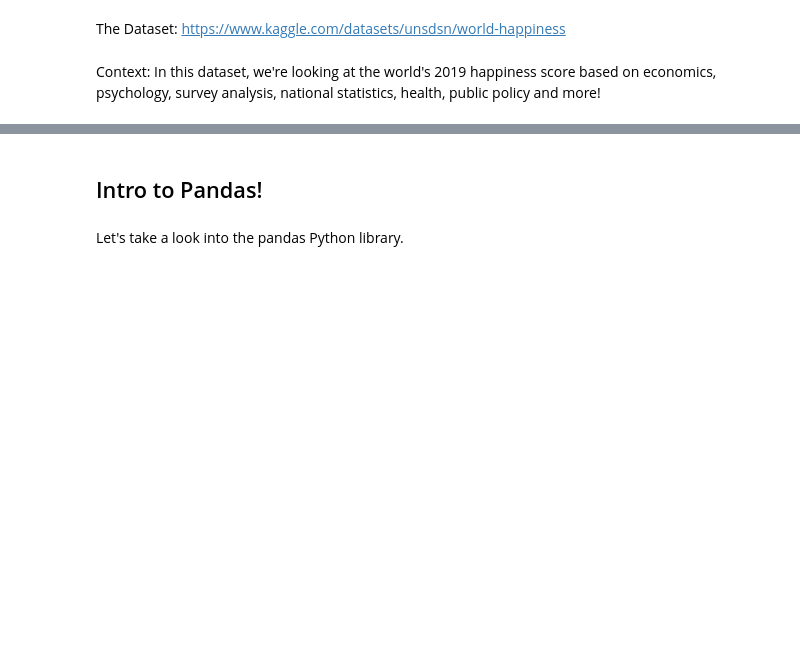
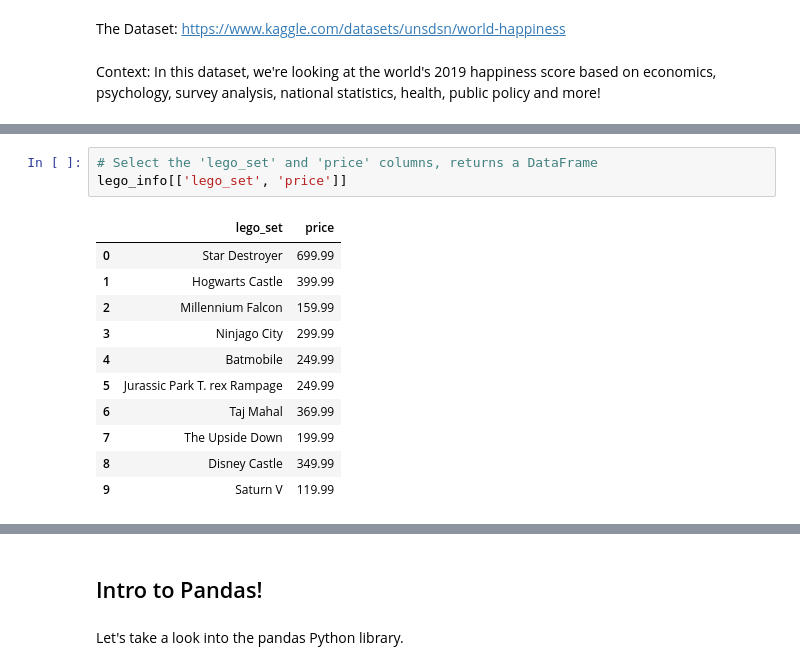
Before and after one commit to DSS-Data198/demos, a Jupyter notebook: pandas_demo/Notebook.ipynb, the cells around one changed output, grey strips where cells are left out. Saved outputs shown, nothing was run; the diff lists cells and outputs as text; blank space fills up the shorter version.

```diff
--- a/pandas_demo/Notebook.ipynb
+++ b/pandas_demo/Notebook.ipynb
@@ -19,0 +174,15 @@ Context: In this dataset, we're looking at the world's 2019 happiness score base
+# %%
+# Select the 'lego_set' and 'price' columns, returns a DataFrame
+lego_info[['lego_set', 'price']]
+# %% [output]
+|  | lego_set | price |
+| 0 | Star Destroyer | 699.99 |
+| 1 | Hogwarts Castle | 399.99 |
+| 2 | Millennium Falcon | 159.99 |
+| 3 | Ninjago City | 299.99 |
+| 4 | Batmobile | 249.99 |
+| 5 | Jurassic Park T. rex Rampage | 249.99 |
+| 6 | Taj Mahal | 369.99 |
+| 7 | The Upside Down | 199.99 |
+| 8 | Disney Castle | 349.99 |
+| 9 | Saturn V | 119.99 |
```
Also changed, not shown: parts of 23 cells of this notebook, 1 other file.
